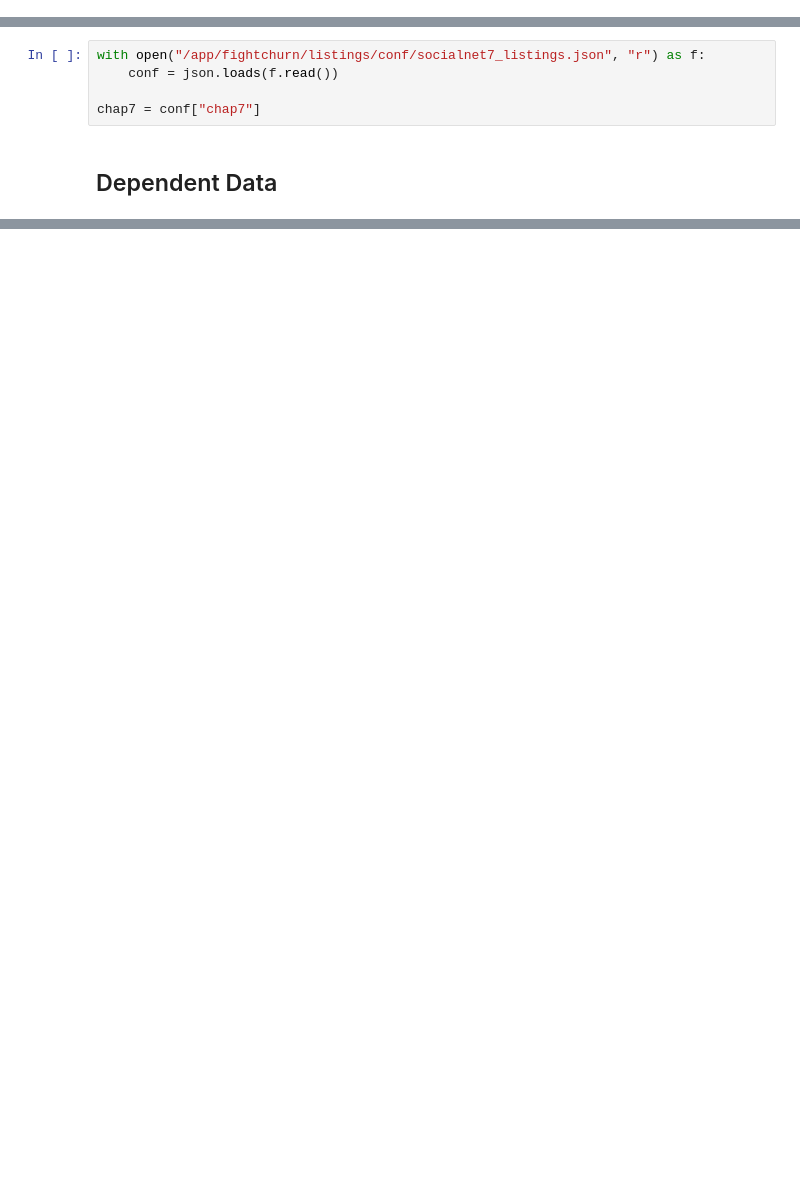
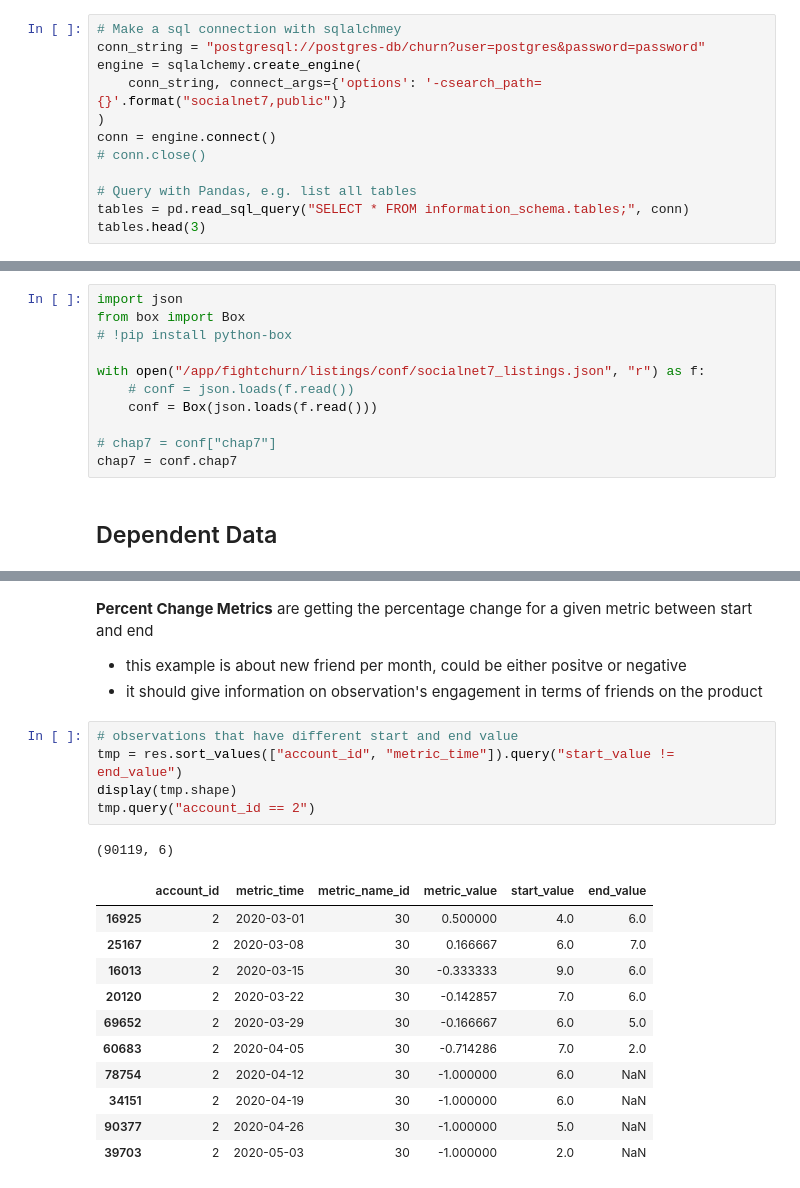
Before and after one commit to davilayang/fight-churn, a Jupyter notebook: notebooks/07-segmenting.ipynb, the cells around one changed output, grey strips where cells are left out. Cells and saved outputs as stored; diff of their text form; blank space fills up the shorter version.

Commit message:
Update notebook for chap 7

```diff
--- a/notebooks/07-segmenting.ipynb
+++ b/notebooks/07-segmenting.ipynb
@@ -27,0 +9,12 @@ tables.head()
+# %%
+# Make a sql connection with sqlalchmey
+conn_string = "postgresql://postgres-db/churn?user=postgres&password=password"
+engine = sqlalchemy.create_engine(
+    conn_string, connect_args={'options': '-csearch_path={}'.format("socialnet7,public")}
+)
+conn = engine.connect()
+# conn.close()
+
+# Query with Pandas, e.g. list all tables
+tables = pd.read_sql_query("SELECT * FROM information_schema.tables;", conn)
+tables.head(3)
@@ -28,7 +26,13 @@ tables.head()
 # %%
+import json
+from box import Box
+# !pip install python-box
+
 with open("/app/fightchurn/listings/conf/socialnet7_listings.json", "r") as f:
-    conf = json.loads(f.read())
+    # conf = json.loads(f.read())
+    conf = Box(json.loads(f.read()))
 
-chap7 = conf["chap7"]
+# chap7 = conf["chap7"]
+chap7 = conf.chap7
 # %% [markdown]
 ## Dependent Data
@@ -54,0 +324,23 @@ pprint(chap7)
+# %% [markdown]
+**Percent Change Metrics** are getting the percentage change for a given metric between start and end
+
+- this example is about new friend per month, could be either positve or negative
+- it should give information on observation's engagement in terms of friends on the product
+# %%
+# observations that have different start and end value
+tmp = res.sort_values(["account_id", "metric_time"]).query("start_value != end_value")
+display(tmp.shape)
+tmp.query("account_id == 2")
+# %% [output]
+(90119, 6)
+|  | account_id | metric_time | metric_name_id | metric_value | start_value | end_value |
+| 16925 | 2 | 2020-03-01 | 30 | 0.500000 | 4.0 | 6.0 |
+| 25167 | 2 | 2020-03-08 | 30 | 0.166667 | 6.0 | 7.0 |
+| 16013 | 2 | 2020-03-15 | 30 | -0.333333 | 9.0 | 6.0 |
+| 20120 | 2 | 2020-03-22 | 30 | -0.142857 | 7.0 | 6.0 |
+| 69652 | 2 | 2020-03-29 | 30 | -0.166667 | 6.0 | 5.0 |
+| 60683 | 2 | 2020-04-05 | 30 | -0.714286 | 7.0 | 2.0 |
+| 78754 | 2 | 2020-04-12 | 30 | -1.000000 | 6.0 | NaN |
+| 34151 | 2 | 2020-04-19 | 30 | -1.000000 | 6.0 | NaN |
+| 90377 | 2 | 2020-04-26 | 30 | -1.000000 | 5.0 | NaN |
+| 39703 | 2 | 2020-05-03 | 30 | -1.000000 | 2.0 | NaN |
```
Also changed, not shown: parts of 70 cells of this notebook, 1 other file.
